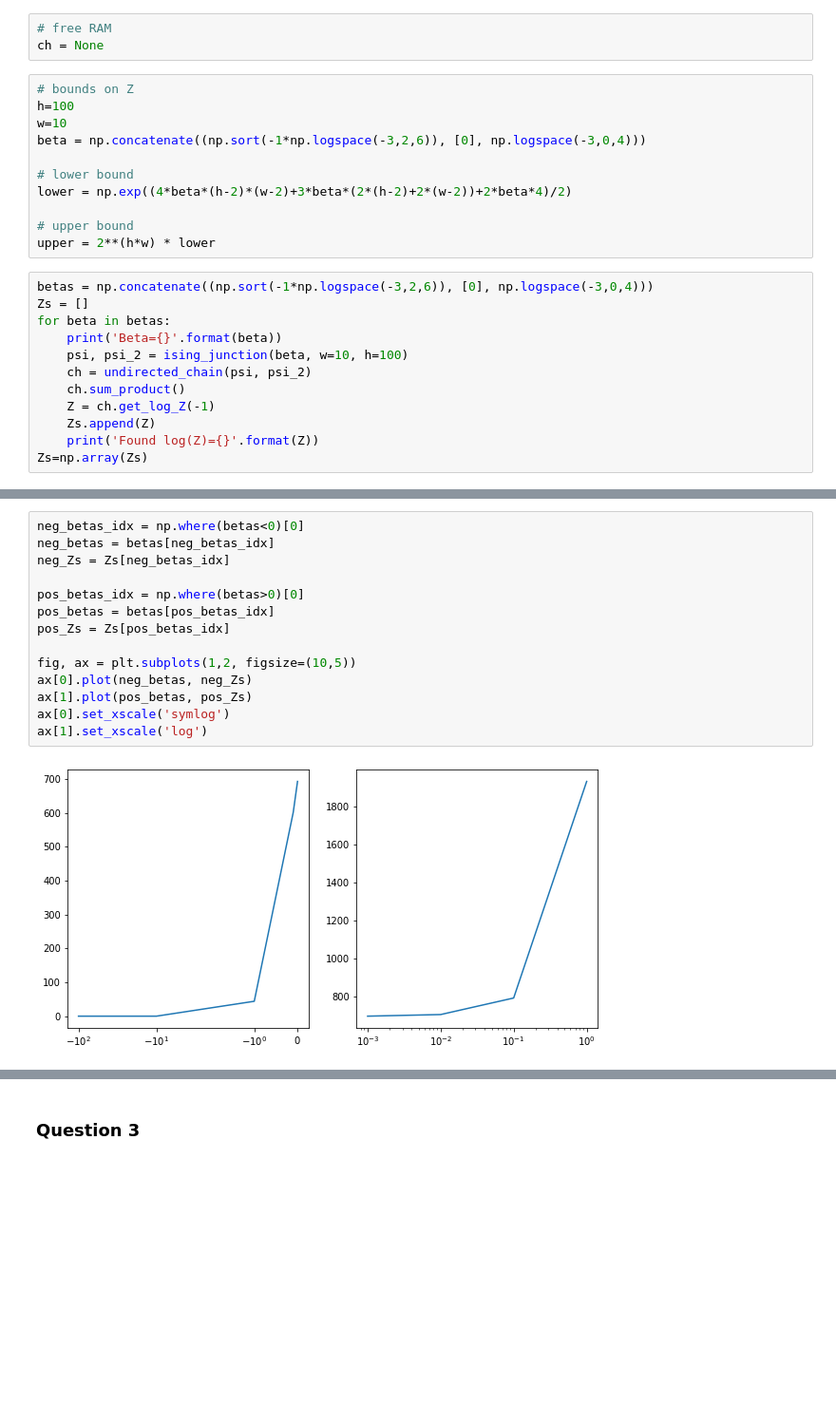
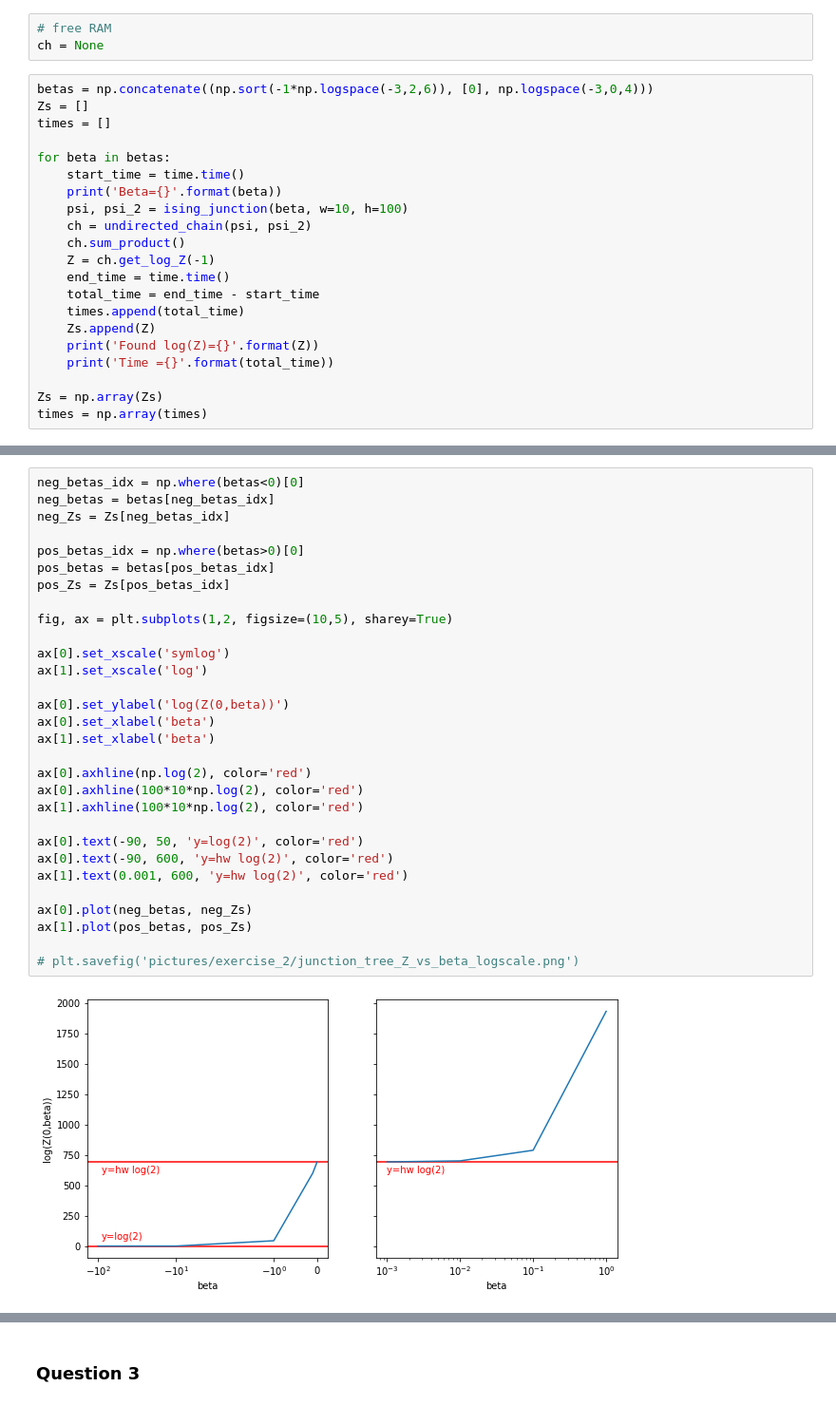
Before and after one commit to VincentHenric/PGM_homework_2, a Jupyter notebook: exercise2.ipynb, the cells around one changed output, grey strips where cells are left out. Shown at 95% size. Saved outputs shown, nothing was run; the diff lists cells and outputs as text; blank space fills up the shorter version.

```diff
--- a/exercise2.ipynb
+++ b/exercise2.ipynb
@@ -249,29 +254,27 @@ Wall time: 5.54 s
 # %%
 # free RAM
 ch = None
-# %%
-# bounds on Z
-h=100
-w=10
-beta = np.concatenate((np.sort(-1*np.logspace(-3,2,6)), [0], np.logspace(-3,0,4)))
-
-# lower bound
-lower = np.exp((4*beta*(h-2)*(w-2)+3*beta*(2*(h-2)+2*(w-2))+2*beta*4)/2)
-
-# upper bound
-upper = 2**(h*w) * lower
 # %%
 betas = np.concatenate((np.sort(-1*np.logspace(-3,2,6)), [0], np.logspace(-3,0,4)))
 Zs = []
+times = []
+
 for beta in betas:
+    start_time = time.time()
     print('Beta={}'.format(beta))
     psi, psi_2 = ising_junction(beta, w=10, h=100)
     ch = undirected_chain(psi, psi_2)
     ch.sum_product()
     Z = ch.get_log_Z(-1)
+    end_time = time.time()
+    total_time = end_time - start_time
+    times.append(total_time)
     Zs.append(Z)
     print('Found log(Z)={}'.format(Z))
-Zs=np.array(Zs)
+    print('Time ={}'.format(total_time))
+
+Zs = np.array(Zs)
+times = np.array(times)
 # %% [output]
 Beta=-100.0
 Found log(Z)=0.6931471805599453
@@ -300,16 +314,32 @@ plt.plot(betas, Zs)
 # %%
 neg_betas_idx = np.where(betas<0)[0]
 neg_betas = betas[neg_betas_idx]
 neg_Zs = Zs[neg_betas_idx]
 
 pos_betas_idx = np.where(betas>0)[0]
 pos_betas = betas[pos_betas_idx]
 pos_Zs = Zs[pos_betas_idx]
 
-fig, ax = plt.subplots(1,2, figsize=(10,5))
+fig, ax = plt.subplots(1,2, figsize=(10,5), sharey=True)
+
+ax[0].set_xscale('symlog')
+ax[1].set_xscale('log')
+
+ax[0].set_ylabel('log(Z(0,beta))')
+ax[0].set_xlabel('beta')
+ax[1].set_xlabel('beta')
+
+ax[0].axhline(np.log(2), color='red')
+ax[0].axhline(100*10*np.log(2), color='red')
+ax[1].axhline(100*10*np.log(2), color='red')
+
+ax[0].text(-90, 50, 'y=log(2)', color='red')
+ax[0].text(-90, 600, 'y=hw log(2)', color='red')
+ax[1].text(0.001, 600, 'y=hw log(2)', color='red')
+
 ax[0].plot(neg_betas, neg_Zs)
 ax[1].plot(pos_betas, pos_Zs)
-ax[0].set_xscale('symlog')
-ax[1].set_xscale('log')
+
+# plt.savefig('pictures/exercise_2/junction_tree_Z_vs_beta_logscale.png')
 # %% [output]
-[figure, old version]
+[figure, new version]
```
Also changed, not shown: parts of 33 cells of this notebook.
